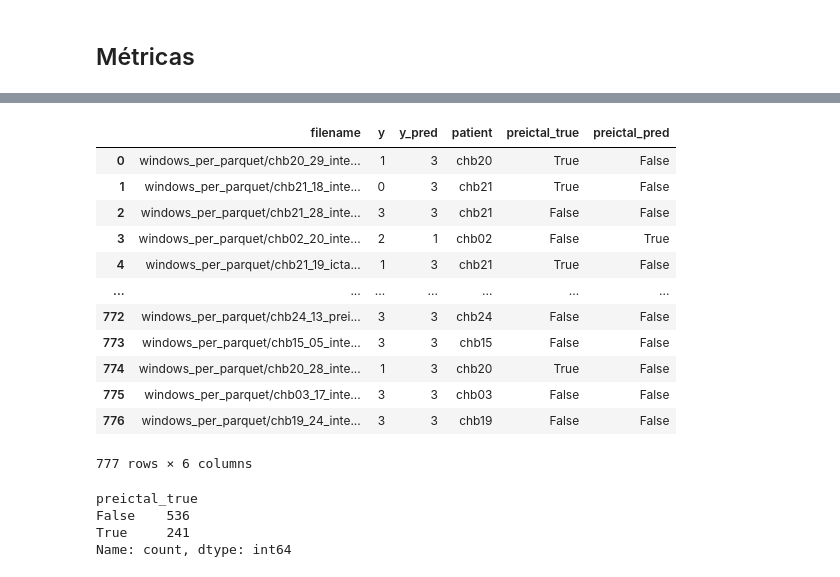
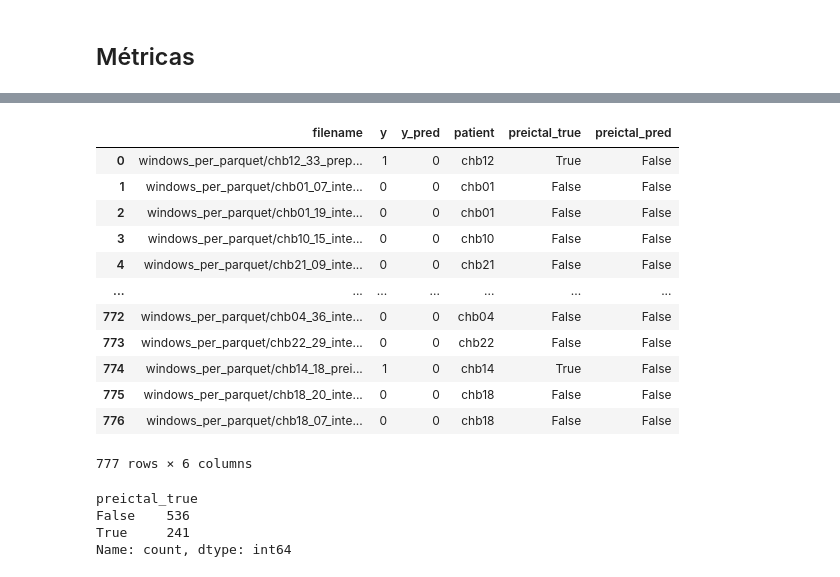
Before and after one commit to PandasSquad/train_notebook_cloud_chbmit, a Jupyter notebook: rerun_experiments.ipynb, the cells around one changed output, grey strips where cells are left out. Cells and saved outputs as stored; diff of their text form; code cells hidden in the pictures.

Commit message:
update train notebook

```diff
--- a/rerun_experiments.ipynb
+++ b/rerun_experiments.ipynb
@@ -69,7 +62,7 @@ scaler = StandardScaler()
 
 print("Fit scaler")
 sample_data = []
-for file_path in file_paths_train:
+for file_path in file_paths_train[:200]: # fit with only 200 files
     sample_data.append(load_and_preprocess_file(file_path))
 sample_data = np.array(sample_data).reshape(-1, sample_data[0].shape[-1])
 scaler.fit(sample_data)
@@ -84,5 +80,9 @@ validation_steps = len(file_paths_test) // batch_size
+# %%
+# n_classes_train = len(np.unique(y_train))
+n_classes_train = 1 # para binaria
 # %%
-n_classes_train = 4
+from tensorflow.keras.regularizers import l2
+
 
 def create_model():
     model = tf.keras.Sequential([
@@ -90,16 +90,12 @@ def create_model():
         tf.keras.layers.Conv1D(filters=64, kernel_size=3, activation='relu'),
         tf.keras.layers.MaxPooling1D(pool_size=2),
         tf.keras.layers.Flatten(),
-        tf.keras.layers.Dense(128, activation='relu', kernel_regularizer=l2(0.001)),  # Regularización L2
-        tf.keras.layers.Dense(n_classes_train, activation='softmax')
+        tf.keras.layers.Dense(128, activation='relu'),  # Regularización L2
+        tf.keras.layers.Dense(n_classes_train, activation='sigmoid')
     ])
 
-    model.compile(optimizer='adam', loss='sparse_categorical_crossentropy', metrics=['accuracy'])
+    model.compile(optimizer='adam', loss='binary_crossentropy', metrics=['accuracy'])
     return model
 
-
-early_stopping_callback = tf.keras.callbacks.EarlyStopping(
-    monitor='val_loss',
-    patience=8,
-    restore_best_weights=True
-)
+model = create_model()
+model.summary()
@@ -106,5 +265,9 @@ early_stopping_callback = tf.keras.callbacks.EarlyStopping(
 # %%
-model = create_model()
+early_stopping_callback = tf.keras.callbacks.EarlyStopping(
+    monitor='val_loss',
+    patience=6,
+    restore_best_weights=True
+)
 
 history = model.fit(
     train_gen,
@@ -116,7 +279,7 @@ history = model.fit(
     callbacks=[early_stopping_callback]
 )
 
-# Evaluación del modelo
+
 test_loss, test_acc = model.evaluate(test_gen, steps=validation_steps)
 print(f'Test accuracy: {test_acc}')
 # %% [output]
@@ -255,33 +407,33 @@ F1 Score: 0.5698
 # %%
 import pandas as pd
 
 results_test = pd.DataFrame({"filename": filenames_test})
 results_test["y"] = y_true
 results_test["y_pred"] = y_pred
 
 results_test["patient"] = results_test["filename"].apply(lambda x: x.split("_")[2].split("/")[-1])
 
-results_test["preictal_true"] = results_test["y"].apply(lambda x: x in (0, 1))
-results_test["preictal_pred"] = results_test["y_pred"].apply(lambda x: x in (0, 1))
+results_test["preictal_true"] = results_test["y"].apply(lambda x: x == 1)
+results_test["preictal_pred"] = results_test["y_pred"].apply(lambda x: x == 1)
 
 # there are some chb17a, chb17b, etc. we rename those to chb17
 chb_indexes = results_test.query("patient.str.startswith('chb17')").index
 results_test.loc[chb_indexes, "patient"] = "chb17"
 
 results_test
 # %% [output]
 |  | filename | y | y_pred | patient | preictal_true | preictal_pred |
-| 0 | windows_per_parquet/chb20_29_inte... | 1 | 3 | chb20 | True | False |
-| 1 | windows_per_parquet/chb21_18_inte... | 0 | 3 | chb21 | True | False |
-| 2 | windows_per_parquet/chb21_28_inte... | 3 | 3 | chb21 | False | False |
-| 3 | windows_per_parquet/chb02_20_inte... | 2 | 1 | chb02 | False | True |
-| 4 | windows_per_parquet/chb21_19_icta... | 1 | 3 | chb21 | True | False |
+| 0 | windows_per_parquet/chb12_33_prep... | 1 | 0 | chb12 | True | False |
+| 1 | windows_per_parquet/chb01_07_inte... | 0 | 0 | chb01 | False | False |
+| 2 | windows_per_parquet/chb01_19_inte... | 0 | 0 | chb01 | False | False |
+| 3 | windows_per_parquet/chb10_15_inte... | 0 | 0 | chb10 | False | False |
+| 4 | windows_per_parquet/chb21_09_inte... | 0 | 0 | chb21 | False | False |
 | ... | ... | ... | ... | ... | ... | ... |
-| 772 | windows_per_parquet/chb24_13_prei... | 3 | 3 | chb24 | False | False |
-| 773 | windows_per_parquet/chb15_05_inte... | 3 | 3 | chb15 | False | False |
-| 774 | windows_per_parquet/chb20_28_inte... | 1 | 3 | chb20 | True | False |
-| 775 | windows_per_parquet/chb03_17_inte... | 3 | 3 | chb03 | False | False |
-| 776 | windows_per_parquet/chb19_24_inte... | 3 | 3 | chb19 | False | False |
+| 772 | windows_per_parquet/chb04_36_inte... | 0 | 0 | chb04 | False | False |
+| 773 | windows_per_parquet/chb22_29_inte... | 0 | 0 | chb22 | False | False |
+| 774 | windows_per_parquet/chb14_18_prei... | 1 | 0 | chb14 | True | False |
+| 775 | windows_per_parquet/chb18_20_inte... | 0 | 0 | chb18 | False | False |
+| 776 | windows_per_parquet/chb18_07_inte... | 0 | 0 | chb18 | False | False |
 777 rows × 6 columns
 # %%
 results_test.preictal_true.value_counts()
```
Also changed, not shown: parts of 19 cells of this notebook.
